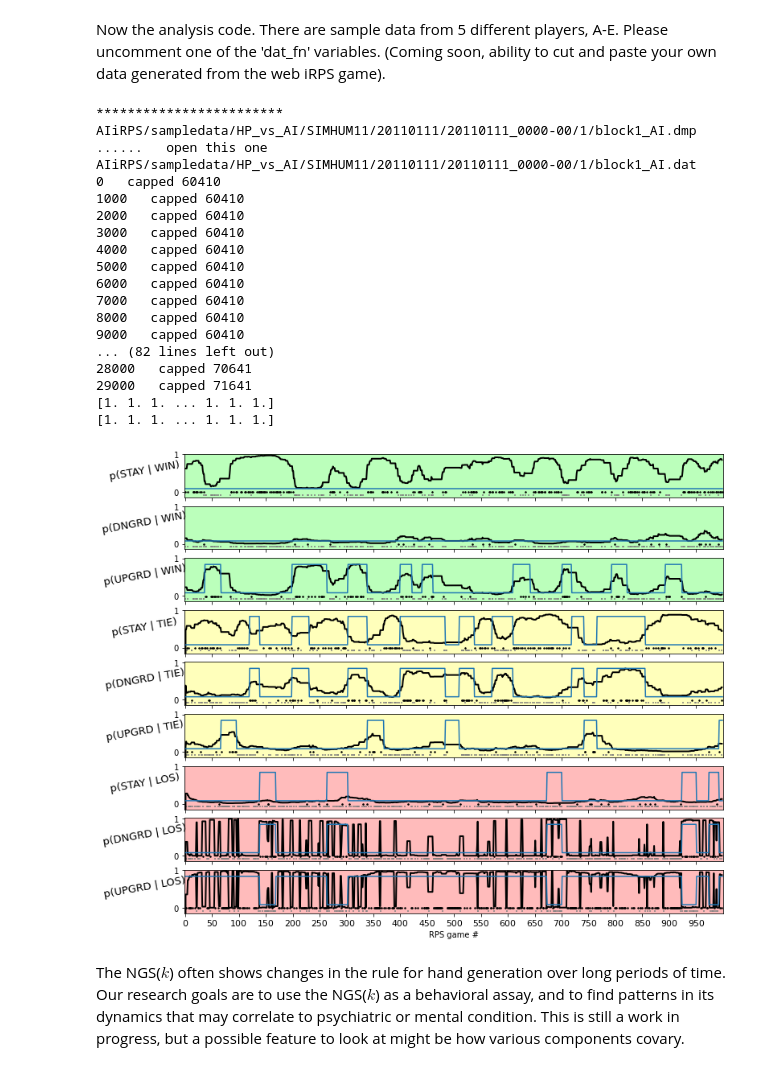
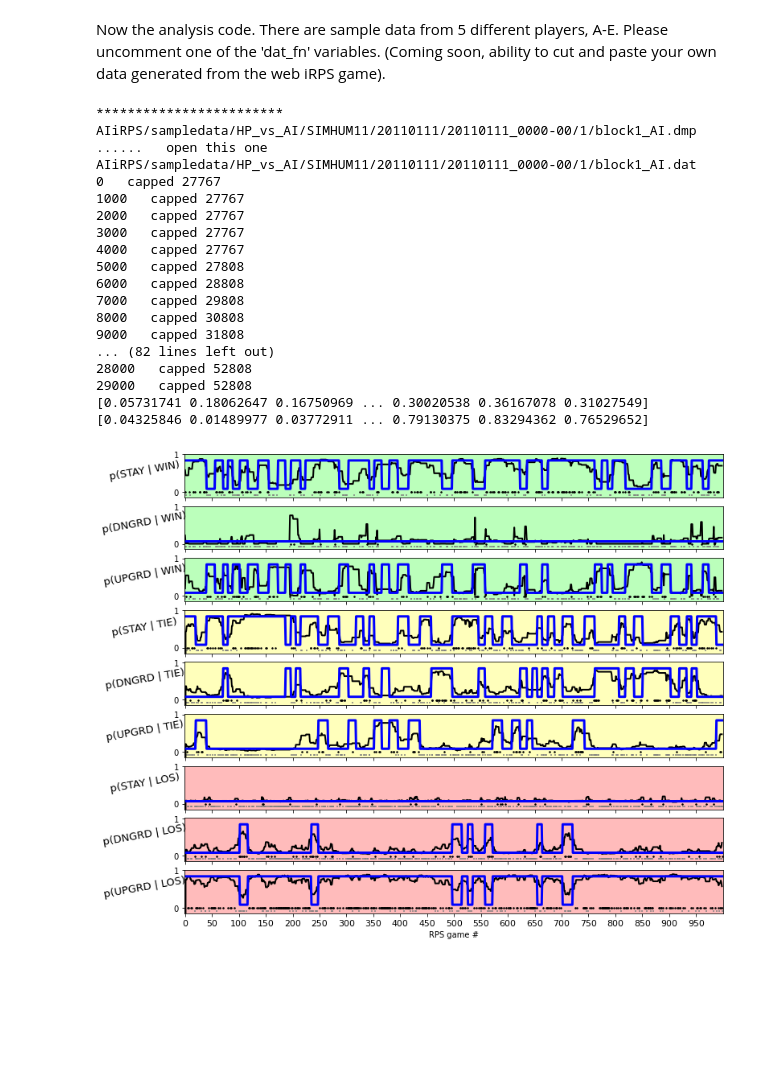
Before and after one commit to AraiKensuke/AIiRPS, a Jupyter notebook: Launch.ipynb, the cells around one changed output. Saved outputs shown, nothing was run; the diff lists cells and outputs as text; code cells hidden in the pictures; blank space fills up the shorter version.

```diff
--- a/Launch.ipynb
+++ b/Launch.ipynb
@@ -126,7 +104,7 @@ ITER = 30000
 it0  = 28000
 it1  = 30000
 
-label=5
+label=8
 #  priors for inv gamma   #  B/(a+1)
 
 rndmz = False
@@ -146,24 +124,9 @@ tr0      = 0
 tr1      = -1
 
 ##### data files
-#  player A
-dat_fn="20Jun01-0748-03"
-#  player B
-dat_fn="20May29-1923-44"
-#  player C
-dat_fn="20May29-1419-14"
-#
-#  player D
-dat_fn      = "20Jan08-1703-13"
-dat_fn      = "20Jan09-1504-32"
-dat_fn="20Aug12-1331-06"
-#  player E
-#dat_fn="20Nov22-1108-25"
-#dat_fn="20Nov21-2131-38"
-dat_fn="20Nov21-1959-30"
 dat_fn="20110111_0000-00"
 
-random_walk = True
+random_walk = False
 flip_human_AI=False
 #########################################
 #process_keyval_args(globals(), sys.argv[1:])
@@ -409,48 +372,46 @@ for iWTL in range(3):
       elif iTrn == 1:  #  STAY
         tTrans    = _N.where(y_all[conds[iWTL]] == -1)[0]
         tTransOth = _N.where((y_all[conds[iWTL]] == 1) | (y_all[conds[iWTL]] == 0))[0]
       elif iTrn == 2:  #  up
         tTrans    = _N.where(y_all[conds[iWTL]] == 1)[0]
         tTransOth = _N.where((y_all[conds[iWTL]] == -1) | (y_all[conds[iWTL]] == 0))[0]
 
       ax.set_ylabel("p(%(trs)s | %(wtl)s)" % {"wtl" : sCnd[iWTL], "trs" : sTr[iTrn]}, rotation=10, labelpad=35, fontsize=13)
       _plt.scatter(conds[iWTL][tTrans]+1, _N.ones(len(tTrans))*-0.01, marker=".", s=9, color="black")
       _plt.scatter(conds[iWTL][tTransOth]+1, _N.ones(len(tTransOth))*-0.08, marker="|", s=6, color="grey")
       _plt.plot(cond_probs[iWTL, iTrn], lw=2, color="black")
       if iTrn == 0:
         iTrnDSU = 1
       elif iTrn == 1:
         iTrnDSU = 0
       else:
         iTrnDSU = iTrn
-      _plt.plot(lmGT["Ts_timeseries"][:, iWTL, iTrnDSU])
+      _plt.plot(lmGT["Ts_timeseries"][:, iWTL, iTrnDSU], color="blue", lw=3)
       xtcklocs = _N.arange(0, N_all, 50)
       if (iWTL == 2) and (iTrn == 2):
         _plt.xticks(xtcklocs, fontsize=11)
         _plt.xlabel("RPS game #")
       else:
         _plt.xticks(xtcklocs, [''] * len(xtcklocs))
 
       _plt.ylim(-0.15, 1.01)
       _plt.xlim(-1, N_all+1)
 # %% [output]
 ************************   AIiRPS/sampledata/HP_vs_AI/SIMHUM11/20110111/20110111_0000-00/1/block1_AI.dmp
 ......   open this one     AIiRPS/sampledata/HP_vs_AI/SIMHUM11/20110111/20110111_0000-00/1/block1_AI.dat
-0   capped 60410
-1000   capped 60410
-2000   capped 60410
-3000   capped 60410
-4000   capped 60410
-5000   capped 60410
-6000   capped 60410
-7000   capped 60410
-8000   capped 60410
-9000   capped 60410
+0   capped 27767
+1000   capped 27767
+2000   capped 27767
+3000   capped 27767
+4000   capped 27767
+5000   capped 27808
+6000   capped 28808
+7000   capped 29808
+8000   capped 30808
+9000   capped 31808
 ... (82 lines left out)
-28000   capped 70641
-29000   capped 71641
-[1. 1. 1. ... 1. 1. 1.]
-[1. 1. 1. ... 1. 1. 1.]
+28000   capped 52808
+29000   capped 52808
+[0.05731741 0.18062647 0.16750969 ... 0.30020538 0.36167078 0.31027549]
+[0.04325846 0.01489977 0.03772911 ... 0.79130375 0.83294362 0.76529652]
-[figure, old version]
+[figure, new version]
-# %% [markdown]
-The NGS($k$) often shows changes in the rule for hand generation over long periods of time.   Our research goals are to use the NGS($k$) as a behavioral assay, and to find patterns in its dynamics that may correlate to psychiatric or mental condition.  This is still a work in progress, but a possible feature to look at might be how various components covary.
```
Also changed, not shown: parts of 5 cells of this notebook.
